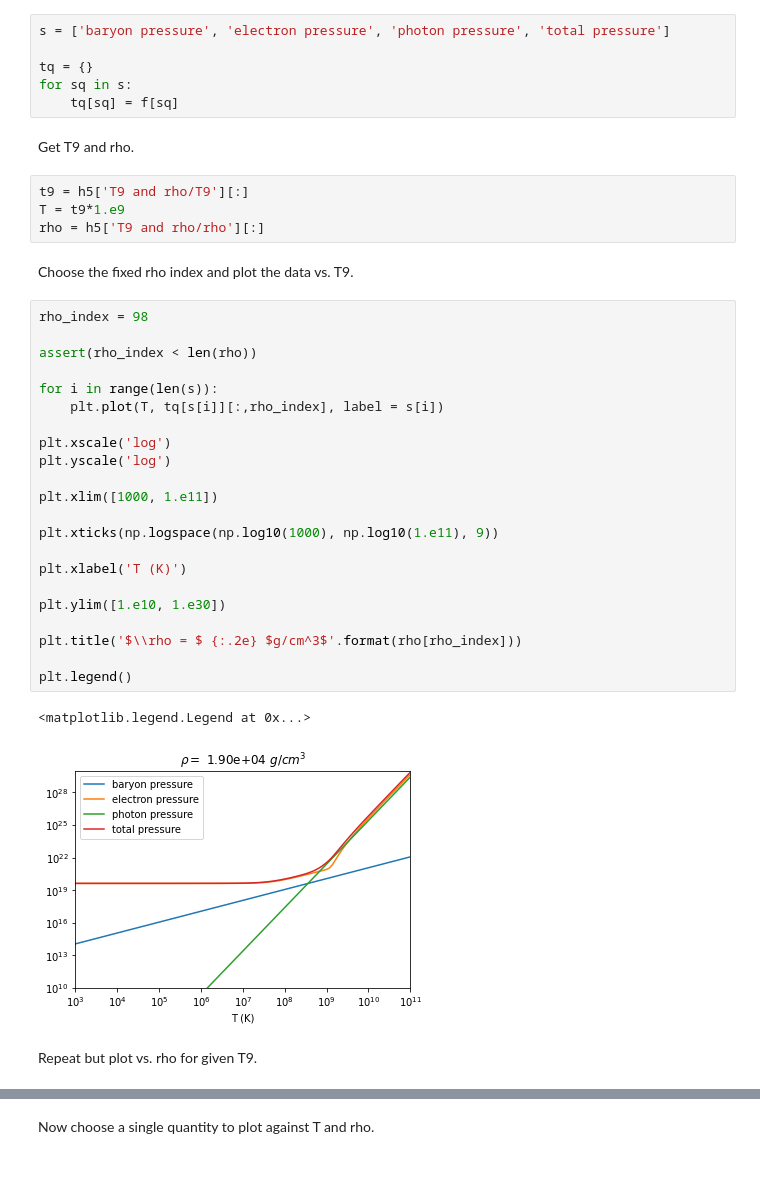
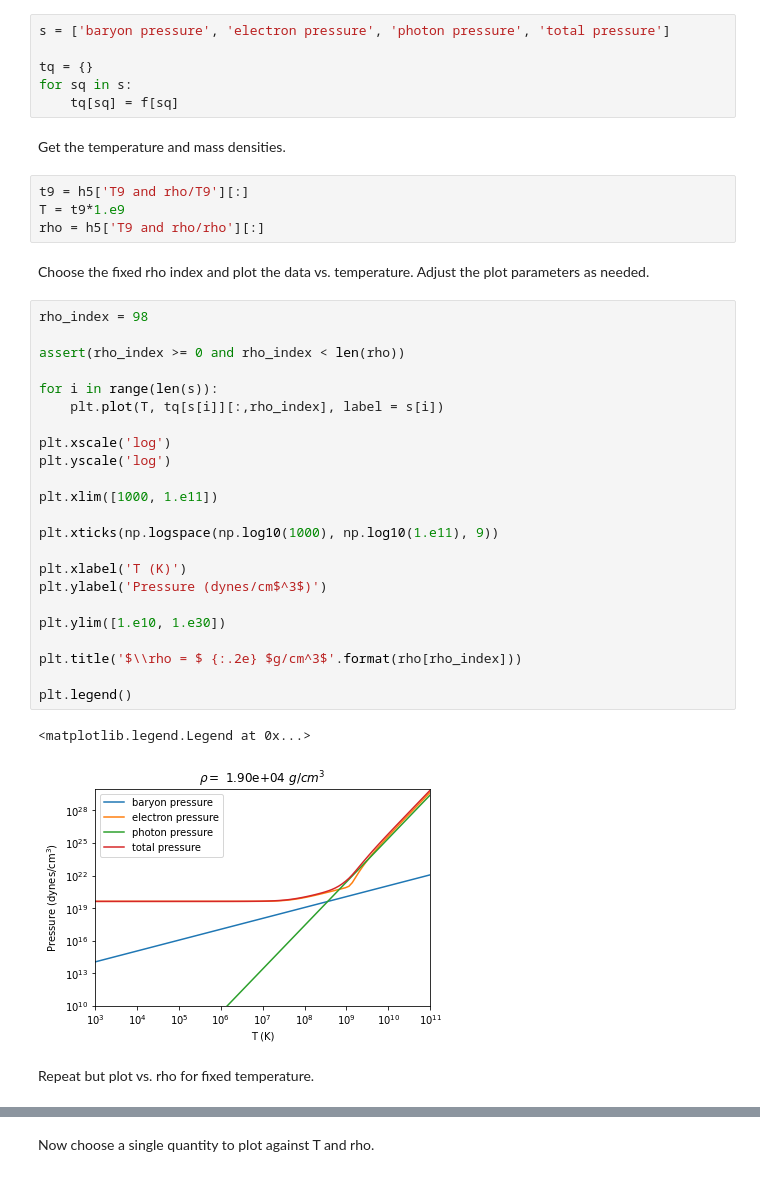
Before and after one commit to mbradle/ideal_gas_thermodynamics, a Jupyter notebook: ideal_gas_thermodynamics.ipynb, the cells around one changed output, grey strips where cells are left out. Drawn from its saved outputs; the diff is of its cells as text.

```diff
--- a/ideal_gas_thermodynamics.ipynb
+++ b/ideal_gas_thermodynamics.ipynb
@@ -68,41 +70,42 @@ s = ['baryon pressure', 'electron pressure', 'photon pressure', 'total pressure'
 tq = {}
 for sq in s:
     tq[sq] = f[sq]
-# %% [markdown]
-Get T9 and rho.
+# %% [markdown]
+Get the temperature and mass densities.
 # %%
 t9 = h5['T9 and rho/T9'][:]
 T = t9*1.e9
 rho = h5['T9 and rho/rho'][:]
 # %% [markdown]
-Choose the fixed rho index and plot the data vs. T9.
+Choose the fixed rho index and plot the data vs. temperature.  Adjust the plot parameters as needed.
 # %%
 rho_index = 98
 
-assert(rho_index < len(rho))
+assert(rho_index >= 0 and rho_index < len(rho))
 
 for i in range(len(s)):
     plt.plot(T, tq[s[i]][:,rho_index], label = s[i])
 
 plt.xscale('log')
 plt.yscale('log')
 
 plt.xlim([1000, 1.e11])
 
 plt.xticks(np.logspace(np.log10(1000), np.log10(1.e11), 9))
 
 plt.xlabel('T (K)')
+plt.ylabel('Pressure (dynes/cm$^3$)')
 
 plt.ylim([1.e10, 1.e30])
 
 plt.title('$\\rho = $ {:.2e} $g/cm^3$'.format(rho[rho_index]))
 
 plt.legend()
 # %% [output]
 <matplotlib.legend.Legend at 0x...>
-[figure, old version]
+[figure, new version]
 # %% [markdown]
-Repeat but plot vs. rho for given T9.
+Repeat but plot vs. rho for fixed temperature.
 # %%
 T_index = 50
 
```
Also changed, not shown: parts of 7 cells of this notebook.
